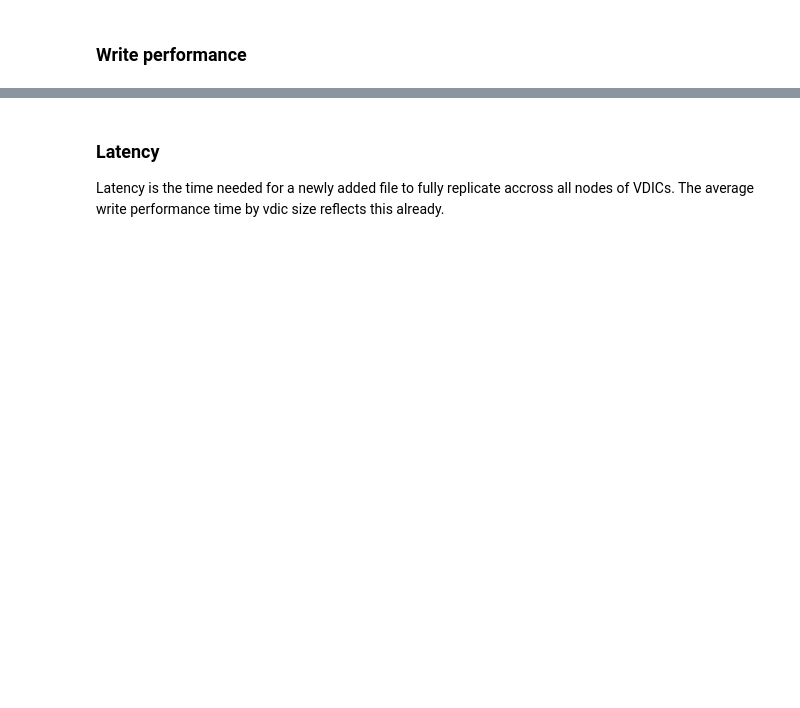
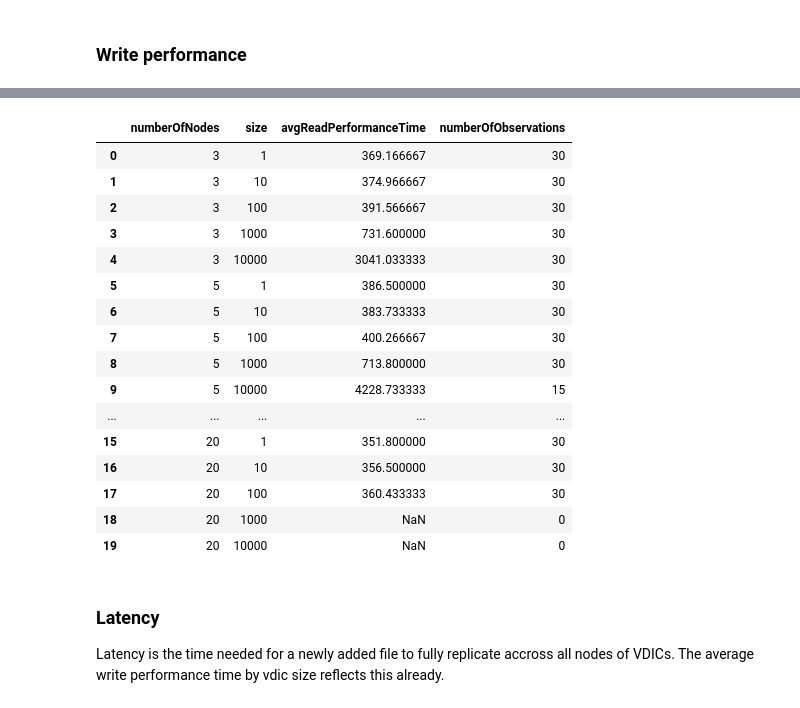
Before and after one commit to sid030sid/evaluation-vdic, a Jupyter notebook: evaluation.ipynb, the cells around one changed output, grey strips where cells are left out. Drawn from its saved outputs; the diff is of its cells as text; code cells hidden in the pictures; blank space fills up the shorter version.

```diff
--- a/evaluation.ipynb
+++ b/evaluation.ipynb
@@ -398,3 +464,23 @@ Name: numberOfObservations, dtype: int64
+# %%
+avgReadPerformanceTimeByVdicSize
+# %% [output]
+|  | numberOfNodes | size | avgReadPerformanceTime | numberOfObservations |
+| 0 | 3 | 1 | 369.166667 | 30 |
+| 1 | 3 | 10 | 374.966667 | 30 |
+| 2 | 3 | 100 | 391.566667 | 30 |
+| 3 | 3 | 1000 | 731.600000 | 30 |
+| 4 | 3 | 10000 | 3041.033333 | 30 |
+| 5 | 5 | 1 | 386.500000 | 30 |
+| 6 | 5 | 10 | 383.733333 | 30 |
+| 7 | 5 | 100 | 400.266667 | 30 |
+| 8 | 5 | 1000 | 713.800000 | 30 |
+| 9 | 5 | 10000 | 4228.733333 | 15 |
+| ... | ... | ... | ... | ... |
+| 15 | 20 | 1 | 351.800000 | 30 |
+| 16 | 20 | 10 | 356.500000 | 30 |
+| 17 | 20 | 100 | 360.433333 | 30 |
+| 18 | 20 | 1000 | NaN | 0 |
+| 19 | 20 | 10000 | NaN | 0 |
 # %% [markdown]
 ### Latency
 Latency is the time needed for a newly added file to fully replicate accross all nodes of VDICs. The average write performance time by vdic size reflects this already.
```
Also changed, not shown: parts of 7 cells of this notebook, 11 other files.
